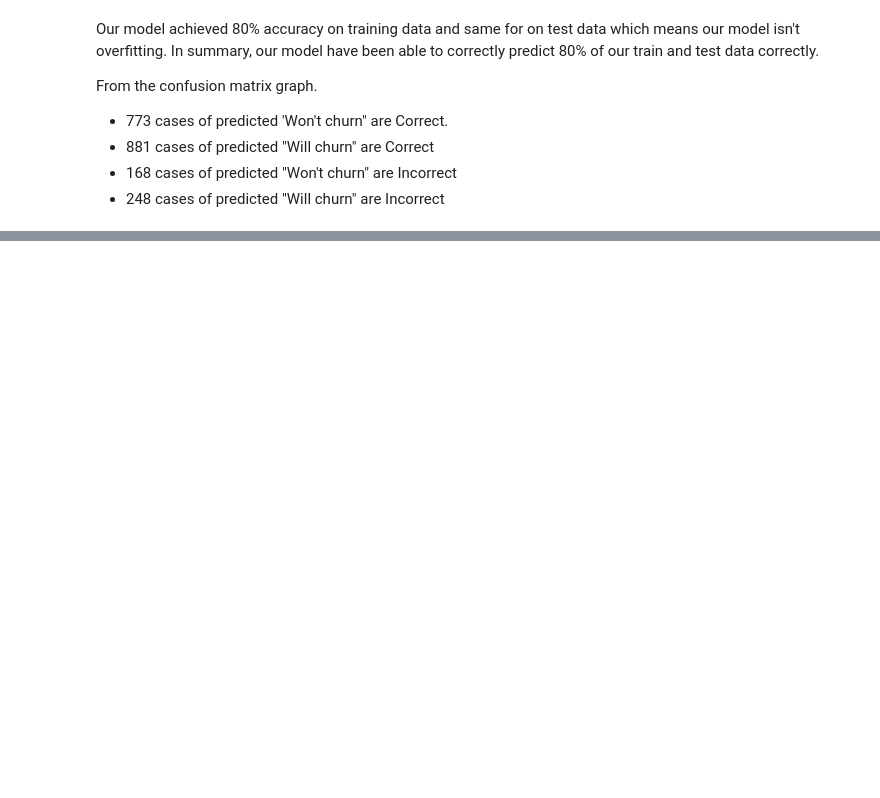
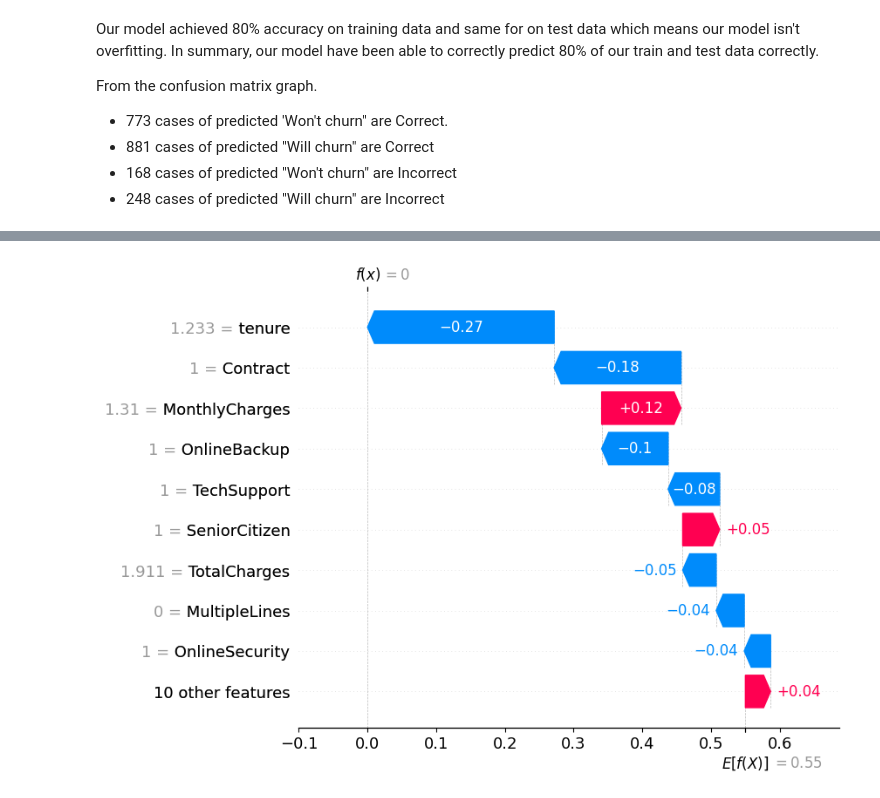
Before and after one commit to Paulerpro/Telecom-Customer-Churn-Predictor, a Jupyter notebook: tel_col.ipynb, the cells around one changed output, grey strips where cells are left out. Cells and saved outputs as stored; diff of their text form; code cells hidden in the pictures; blank space fills up the shorter version.

```diff
--- a/tel_col.ipynb
+++ b/tel_col.ipynb
@@ -522,0 +526,15 @@ MODEL EXPLAINABILITY
+# %%
+# We are going to check the shap value using shap library.
+# The library takes long to compute and given that we have a large validation set,
+# we only use a random sample from the validation set.
+
+# Let's pick 1,000 random samples from our test set
+x_sample = X_test.sample(1000)
+
+
+# %%time
+import shap
+
+explainer = shap.Explainer(gb.predict, x_sample)
+
+shap_values = explainer(x_sample)
@@ -522,0 +549,4 @@ MODEL EXPLAINABILITY
+# %%
+shap.plots.waterfall(shap_values[0])
+# %% [output]
+[figure, added]
```
Also changed, not shown: parts of 9 cells of this notebook.
